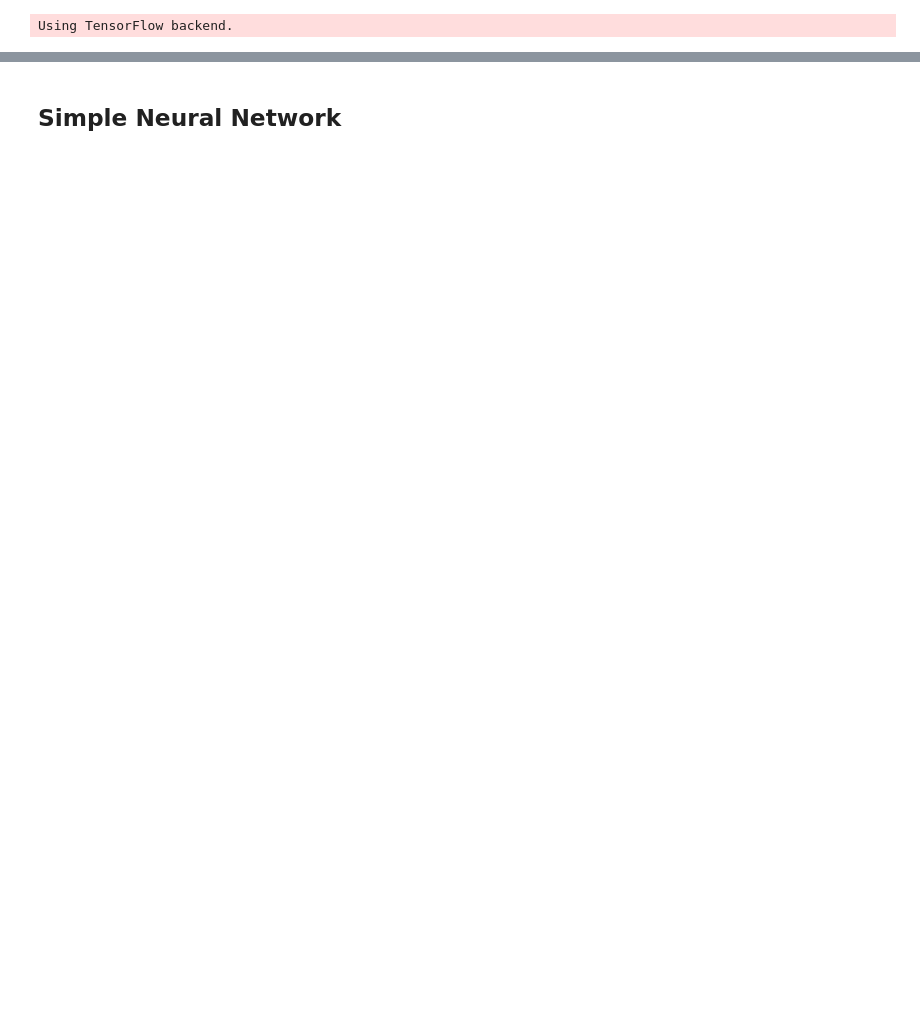
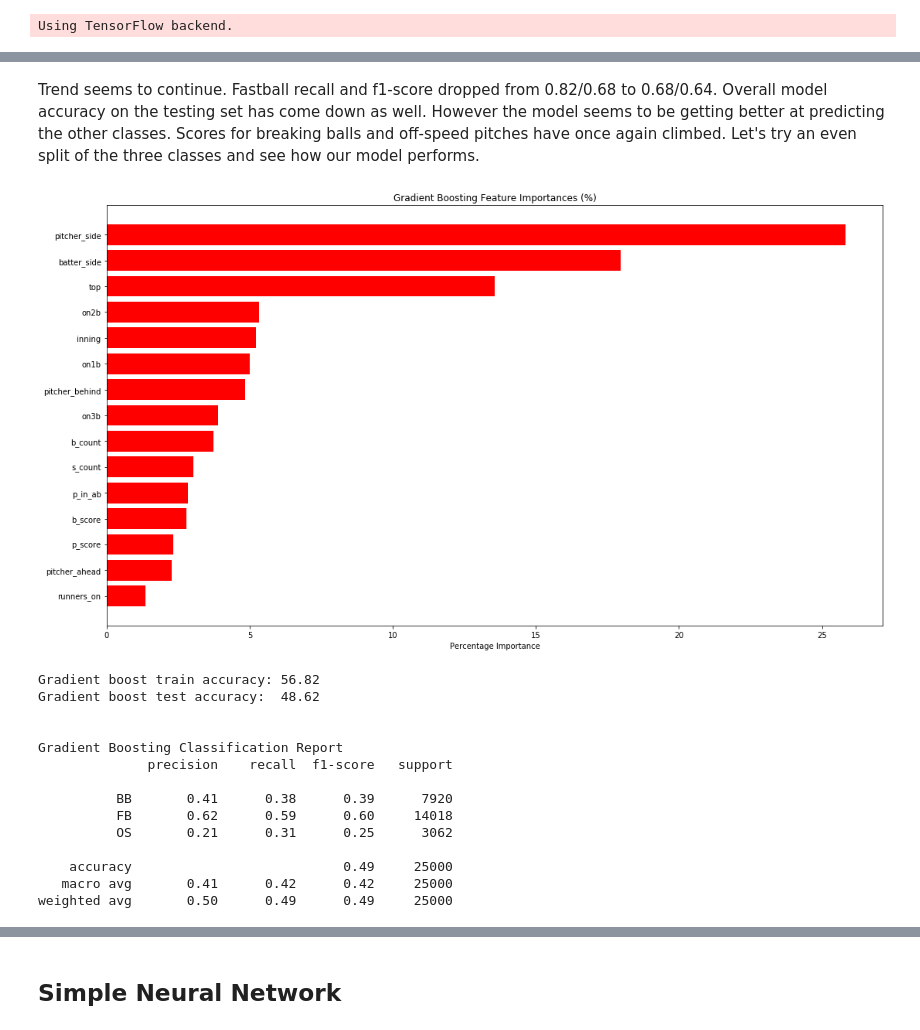
Before and after one commit to davidbuehler07/Capstone-Project-2, a Jupyter notebook: code/Capstone Project 2 - Extended Modeling.ipynb, the cells around one changed output, grey strips where cells are left out. Cells and saved outputs as stored; diff of their text form; code cells hidden in the pictures; blank space fills up the shorter version.

```diff
--- a/code/Capstone Project 2 - Extended Modeling.ipynb
+++ b/code/Capstone Project 2 - Extended Modeling.ipynb
@@ -410,0 +308,20 @@ weighted avg       0.46      0.46      0.46    201599
+# %% [markdown]
+Trend seems to continue. Fastball recall and f1-score dropped from 0.82/0.68 to 0.68/0.64. Overall model accuracy on the testing set has come down as well. However the model seems to be getting better at predicting the other classes. Scores for breaking balls and off-speed pitches have once again climbed. Let's try an even split of the three classes and see how our model performs.
+# %%
+gradient_boost(combined_df, 'pitch_type', resample=True, bb_mult=1, os_mult=1, sample_df=True, sample_size=100000)
+# %% [output]
+[figure, added]
+Gradient boost train accuracy: 56.82
+Gradient boost test accuracy:  48.62
+
+
+Gradient Boosting Classification Report
+              precision    recall  f1-score   support
+
+          BB       0.41      0.38      0.39      7920
+          FB       0.62      0.59      0.60     14018
+          OS       0.21      0.31      0.25      3062
+
+    accuracy                           0.49     25000
+   macro avg       0.41      0.42      0.42     25000
+weighted avg       0.50      0.49      0.49     25000
```
Also changed, not shown: parts of 74 cells of this notebook.
